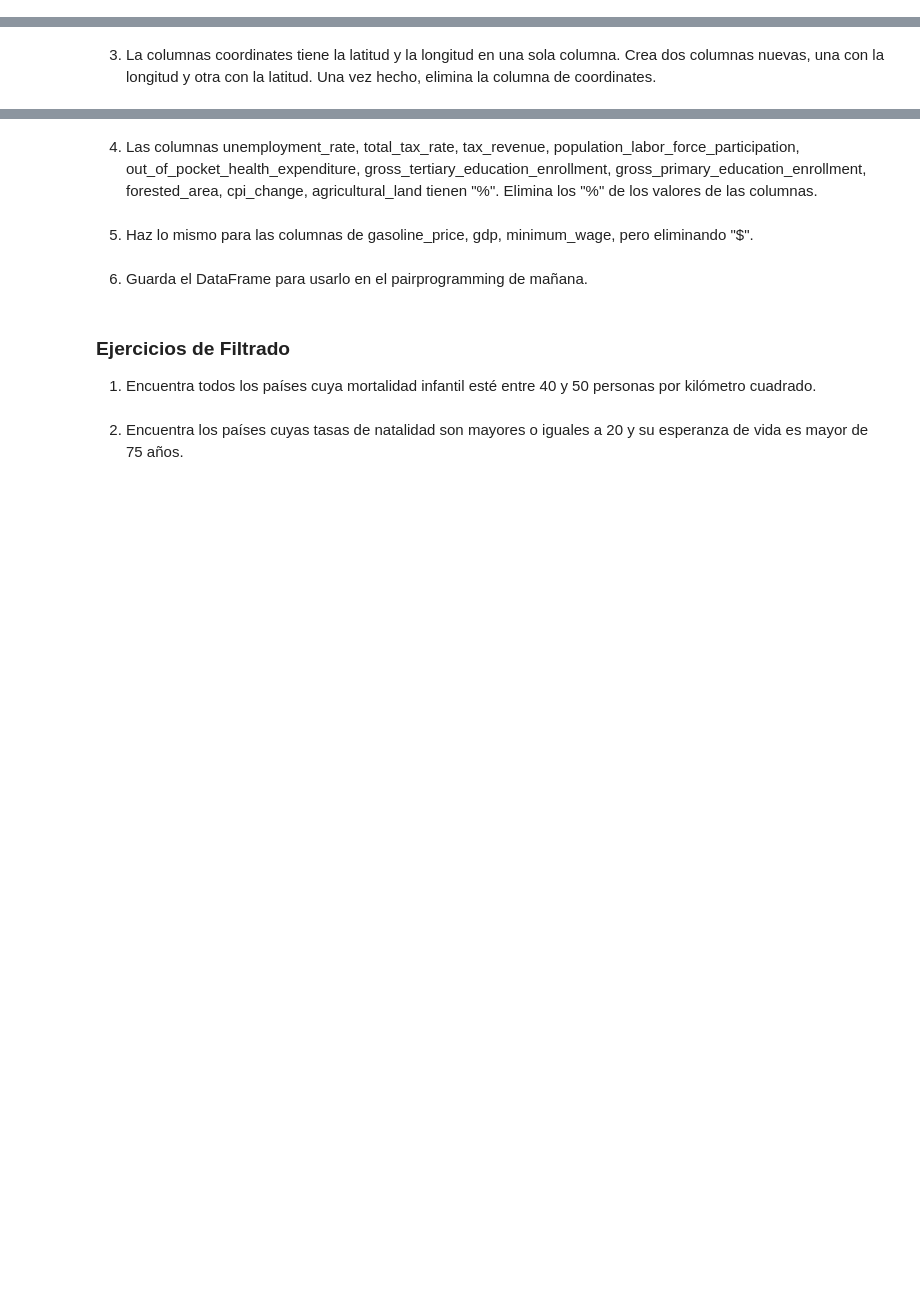
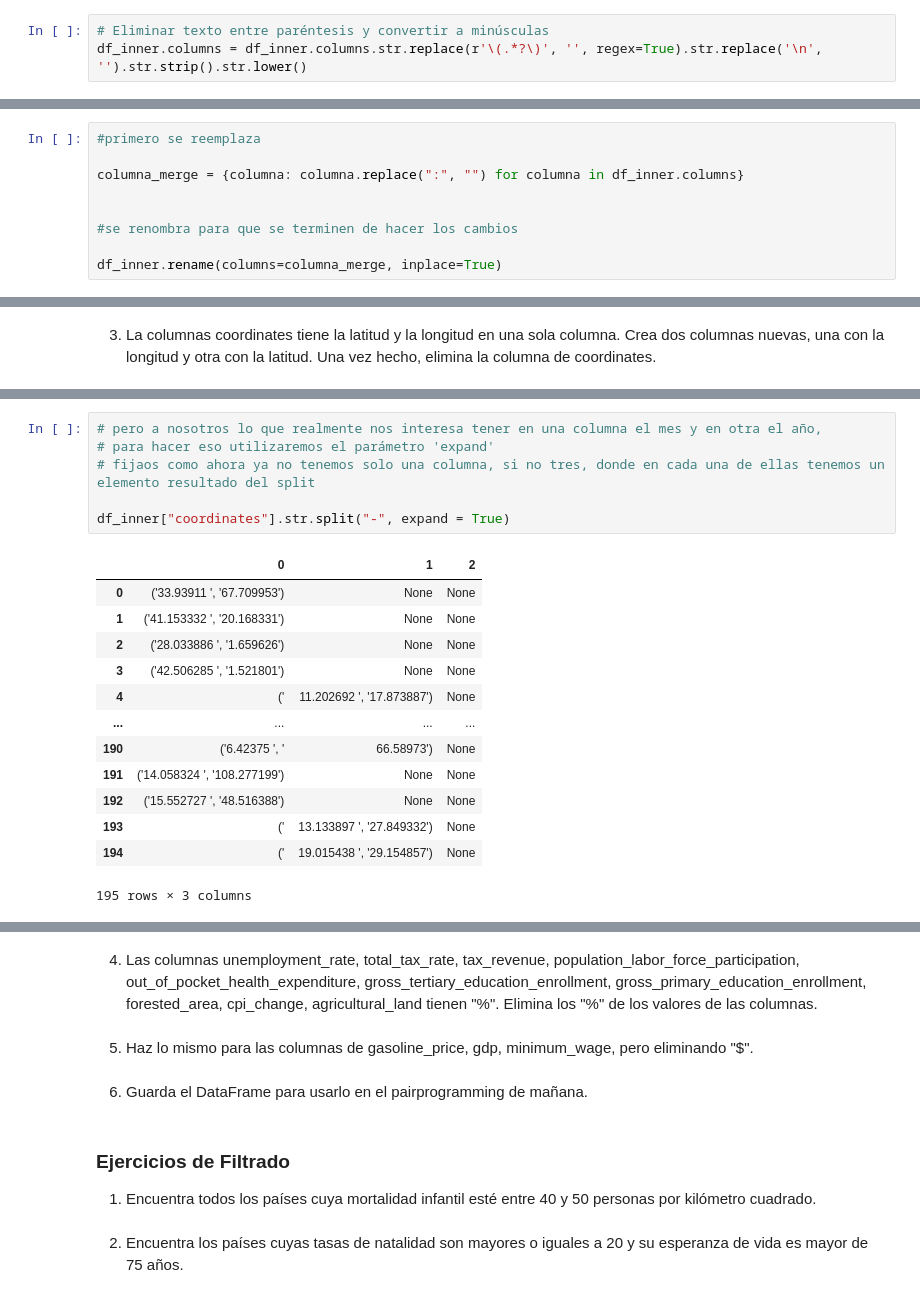
Before and after one commit to FrancaTortaroloo/mod3-pairprogramming, a Jupyter notebook: pair-union-y-limpieza.ipynb, the cells around one changed output, grey strips where cells are left out. Drawn from its saved outputs; the diff is of its cells as text; blank space fills up the shorter version.

```diff
--- a/pair-union-y-limpieza.ipynb
+++ b/pair-union-y-limpieza.ipynb
@@ -20,2 +93,5 @@ Estén en minúscula.
 # %% [markdown]
 No tengan paréntesis, es decir, quitar "(%)", "(Km2)".
+# %%
+# Eliminar texto entre paréntesis y convertir a minúsculas
+df_inner.columns = df_inner.columns.str.replace(r'\(.*?\)', '', regex=True).str.replace('\n', '').str.strip().str.lower()
@@ -23,3 +106,12 @@ No tengan paréntesis, es decir, quitar "(%)", "(Km2)".
 Algunas columnas tiene "\n". Eliminalos de los nombres de las columnas.
 # %% [markdown]
 Algunas columnas tienen ":". Eliminalos de los nombres de las columnas.
+# %%
+#primero se reemplaza
+
+columna_merge = {columna: columna.replace(":", "") for columna in df_inner.columns}
+
+
+#se renombra para que se terminen de hacer los cambios
+
+df_inner.rename(columns=columna_merge, inplace=True)
@@ -27,0 +143,20 @@ Algunas columnas tienen ":". Eliminalos de los nombres de las columnas.
+# %%
+# pero a nosotros lo que realmente nos interesa tener en una columna el mes y en otra el año,
+# para hacer eso utilizaremos el parámetro 'expand'
+# fijaos como ahora ya no tenemos solo una columna, si no tres, donde en cada una de ellas tenemos un elemento resultado del split
+
+df_inner["coordinates"].str.split("-", expand = True)
+# %% [output]
+|  | 0 | 1 | 2 |
+| 0 | ('33.93911 ', '67.709953') | None | None |
+| 1 | ('41.153332 ', '20.168331') | None | None |
+| 2 | ('28.033886 ', '1.659626') | None | None |
+| 3 | ('42.506285 ', '1.521801') | None | None |
+| 4 | (' | 11.202692 ', '17.873887') | None |
+| ... | ... | ... | ... |
+| 190 | ('6.42375 ', ' | 66.58973') | None |
+| 191 | ('14.058324 ', '108.277199') | None | None |
+| 192 | ('15.552727 ', '48.516388') | None | None |
+| 193 | (' | 13.133897 ', '27.849332') | None |
+| 194 | (' | 19.015438 ', '29.154857') | None |
+195 rows × 3 columns
```
Also changed, not shown: parts of 13 cells of this notebook.
